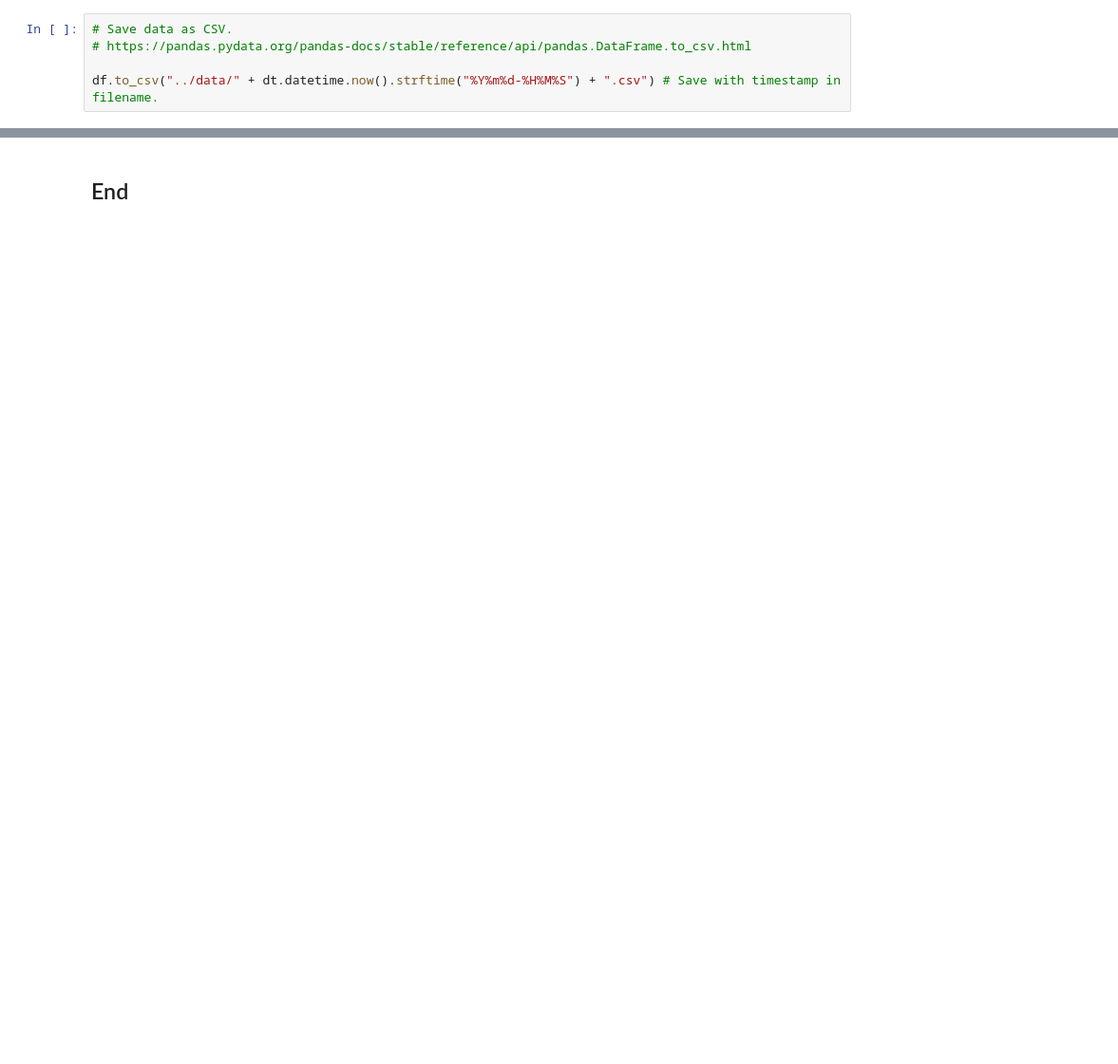
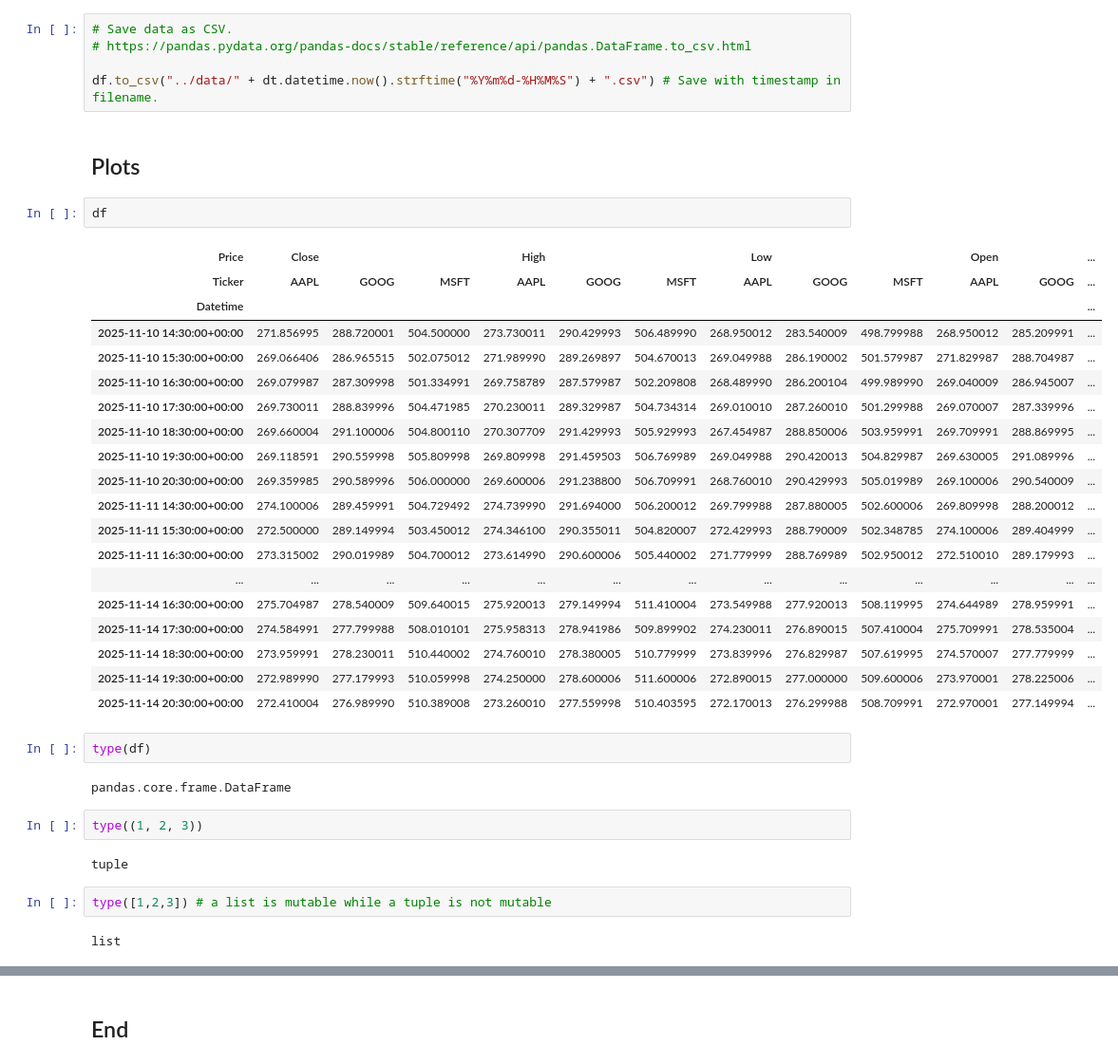
Before and after one commit to Glogover/computer-infrastructure, a Jupyter notebook: roughwork/yfinance.ipynb, the cells around one changed output, grey strips where cells are left out. Shown at 95% size. Saved outputs shown, nothing was run; the diff lists cells and outputs as text; blank space fills up the shorter version.

Commit message:
tuple

```diff
--- a/roughwork/yfinance.ipynb
+++ b/roughwork/yfinance.ipynb
@@ -339,3 +339,39 @@ now.strftime("%Y%m%d-%H%M%S") # Format as "YYYYMMDD-HHMMSS".
 # https://pandas.pydata.org/pandas-docs/stable/reference/api/pandas.DataFrame.to_csv.html
 
 df.to_csv("../data/" + dt.datetime.now().strftime("%Y%m%d-%H%M%S") + ".csv") # Save with timestamp in filename.
+# %% [markdown]
+## Plots
+# %%
+df
+# %% [output]
+| Price | Close |  |  | High |  |  | Low |  |  | Open |  | ... |
+| Ticker | AAPL | GOOG | MSFT | AAPL | GOOG | MSFT | AAPL | GOOG | MSFT | AAPL | GOOG | ... |
+| Datetime |  |  |  |  |  |  |  |  |  |  |  | ... |
+| 2025-11-10 14:30:00+00:00 | 271.856995 | 288.720001 | 504.500000 | 273.730011 | 290.429993 | 506.489990 | 268.950012 | 283.540009 | 498.799988 | 268.950012 | 285.209991 | ... |
+| 2025-11-10 15:30:00+00:00 | 269.066406 | 286.965515 | 502.075012 | 271.989990 | 289.269897 | 504.670013 | 269.049988 | 286.190002 | 501.579987 | 271.829987 | 288.704987 | ... |
+| 2025-11-10 16:30:00+00:00 | 269.079987 | 287.309998 | 501.334991 | 269.758789 | 287.579987 | 502.209808 | 268.489990 | 286.200104 | 499.989990 | 269.040009 | 286.945007 | ... |
+| 2025-11-10 17:30:00+00:00 | 269.730011 | 288.839996 | 504.471985 | 270.230011 | 289.329987 | 504.734314 | 269.010010 | 287.260010 | 501.299988 | 269.070007 | 287.339996 | ... |
+| 2025-11-10 18:30:00+00:00 | 269.660004 | 291.100006 | 504.800110 | 270.307709 | 291.429993 | 505.929993 | 267.454987 | 288.850006 | 503.959991 | 269.709991 | 288.869995 | ... |
+| 2025-11-10 19:30:00+00:00 | 269.118591 | 290.559998 | 505.809998 | 269.809998 | 291.459503 | 506.769989 | 269.049988 | 290.420013 | 504.829987 | 269.630005 | 291.089996 | ... |
+| 2025-11-10 20:30:00+00:00 | 269.359985 | 290.589996 | 506.000000 | 269.600006 | 291.238800 | 506.709991 | 268.760010 | 290.429993 | 505.019989 | 269.100006 | 290.540009 | ... |
+| 2025-11-11 14:30:00+00:00 | 274.100006 | 289.459991 | 504.729492 | 274.739990 | 291.694000 | 506.200012 | 269.799988 | 287.880005 | 502.600006 | 269.809998 | 288.200012 | ... |
+| 2025-11-11 15:30:00+00:00 | 272.500000 | 289.149994 | 503.450012 | 274.346100 | 290.355011 | 504.820007 | 272.429993 | 288.790009 | 502.348785 | 274.100006 | 289.404999 | ... |
+| 2025-11-11 16:30:00+00:00 | 273.315002 | 290.019989 | 504.700012 | 273.614990 | 290.600006 | 505.440002 | 271.779999 | 288.769989 | 502.950012 | 272.510010 | 289.179993 | ... |
+| ... | ... | ... | ... | ... | ... | ... | ... | ... | ... | ... | ... | ... |
+| 2025-11-14 16:30:00+00:00 | 275.704987 | 278.540009 | 509.640015 | 275.920013 | 279.149994 | 511.410004 | 273.549988 | 277.920013 | 508.119995 | 274.644989 | 278.959991 | ... |
+| 2025-11-14 17:30:00+00:00 | 274.584991 | 277.799988 | 508.010101 | 275.958313 | 278.941986 | 509.899902 | 274.230011 | 276.890015 | 507.410004 | 275.709991 | 278.535004 | ... |
+| 2025-11-14 18:30:00+00:00 | 273.959991 | 278.230011 | 510.440002 | 274.760010 | 278.380005 | 510.779999 | 273.839996 | 276.829987 | 507.619995 | 274.570007 | 277.779999 | ... |
+| 2025-11-14 19:30:00+00:00 | 272.989990 | 277.179993 | 510.059998 | 274.250000 | 278.600006 | 511.600006 | 272.890015 | 277.000000 | 509.600006 | 273.970001 | 278.225006 | ... |
+| 2025-11-14 20:30:00+00:00 | 272.410004 | 276.989990 | 510.389008 | 273.260010 | 277.559998 | 510.403595 | 272.170013 | 276.299988 | 508.709991 | 272.970001 | 277.149994 | ... |
+# %%
+type(df)
+# %% [output]
+pandas.core.frame.DataFrame
+# %%
+type((1, 2, 3))
+# %% [output]
+tuple
+# %%
+type([1,2,3]) # a list is mutable while a tuple is not mutable
+# %% [output]
+list
```
Also changed, not shown: parts of 16 cells of this notebook, 1 other file.
